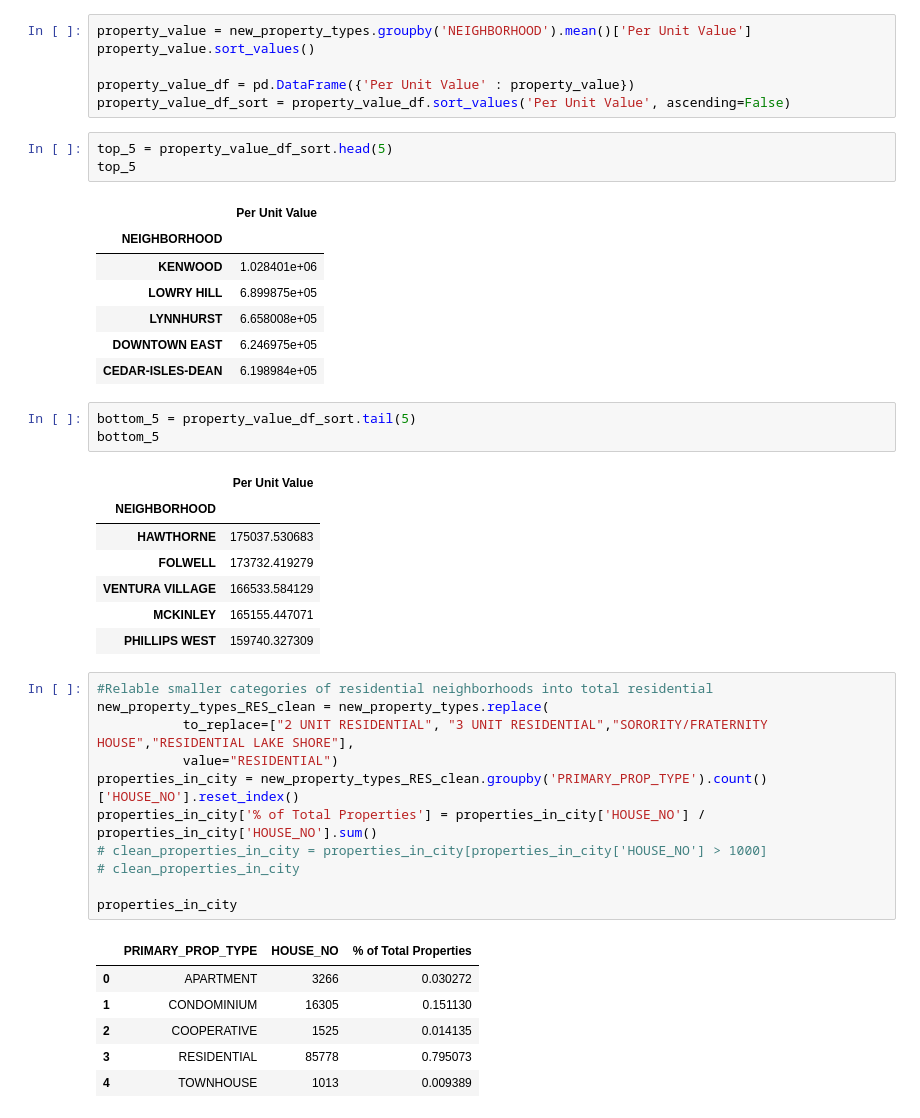
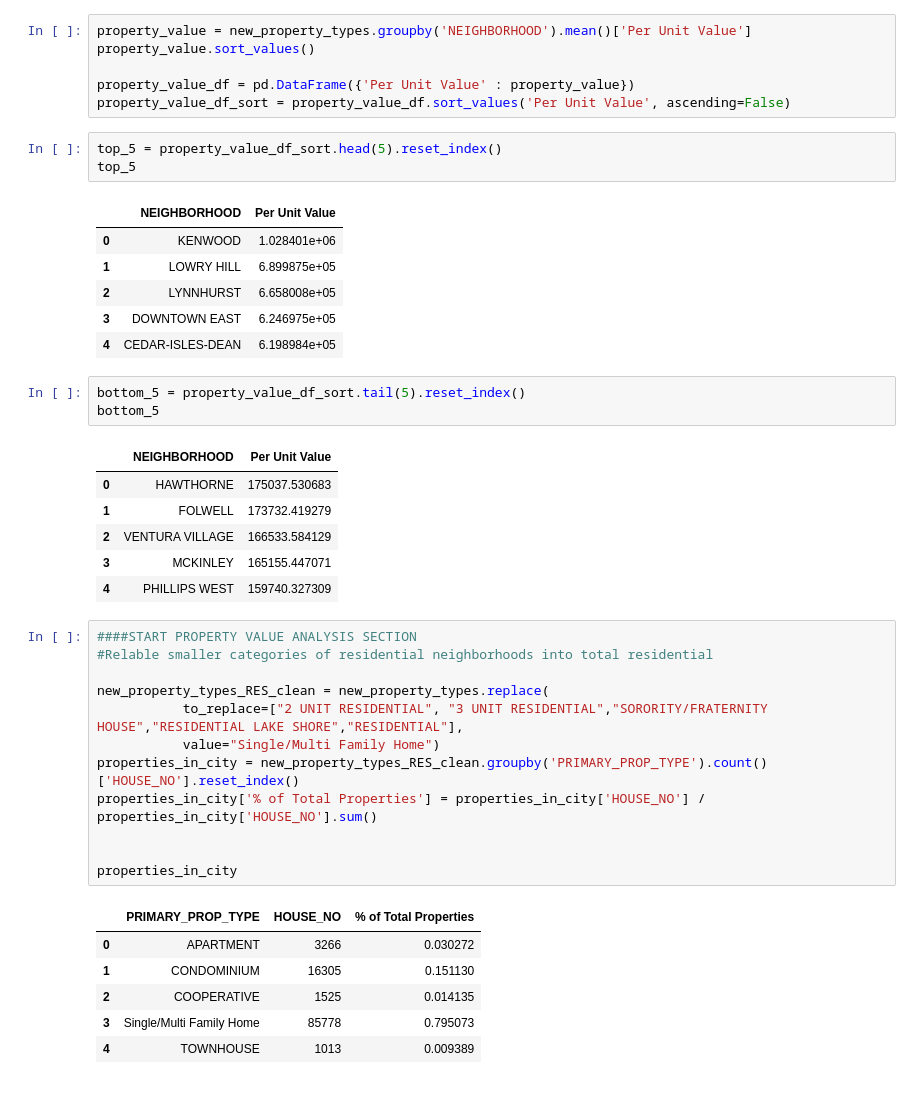
Before and after one commit to djthapa22/P1-G5, a Jupyter notebook: Building_Type_Analysis.ipynb, the cells around one changed output. Cells and saved outputs as stored; diff of their text form.

Commit message:
added page and kenny analysis

```diff
--- a/Building_Type_Analysis.ipynb
+++ b/Building_Type_Analysis.ipynb
@@ -96,36 +94,35 @@ property_value.sort_values()
 property_value_df = pd.DataFrame({'Per Unit Value' : property_value})
 property_value_df_sort = property_value_df.sort_values('Per Unit Value', ascending=False)
 # %%
-top_5 = property_value_df_sort.head(5)
+top_5 = property_value_df_sort.head(5).reset_index()
 top_5
 # %% [output]
-|  | Per Unit Value |
-| NEIGHBORHOOD |  |
-| KENWOOD | 1.028401e+06 |
-| LOWRY HILL | 6.899875e+05 |
-| LYNNHURST | 6.658008e+05 |
-| DOWNTOWN EAST | 6.246975e+05 |
-| CEDAR-ISLES-DEAN | 6.198984e+05 |
+|  | NEIGHBORHOOD | Per Unit Value |
+| 0 | KENWOOD | 1.028401e+06 |
+| 1 | LOWRY HILL | 6.899875e+05 |
+| 2 | LYNNHURST | 6.658008e+05 |
+| 3 | DOWNTOWN EAST | 6.246975e+05 |
+| 4 | CEDAR-ISLES-DEAN | 6.198984e+05 |
 # %%
-bottom_5 = property_value_df_sort.tail(5)
+bottom_5 = property_value_df_sort.tail(5).reset_index()
 bottom_5
 # %% [output]
-|  | Per Unit Value |
-| NEIGHBORHOOD |  |
-| HAWTHORNE | 175037.530683 |
-| FOLWELL | 173732.419279 |
-| VENTURA VILLAGE | 166533.584129 |
-| MCKINLEY | 165155.447071 |
-| PHILLIPS WEST | 159740.327309 |
+|  | NEIGHBORHOOD | Per Unit Value |
+| 0 | HAWTHORNE | 175037.530683 |
+| 1 | FOLWELL | 173732.419279 |
+| 2 | VENTURA VILLAGE | 166533.584129 |
+| 3 | MCKINLEY | 165155.447071 |
+| 4 | PHILLIPS WEST | 159740.327309 |
 # %%
+####START PROPERTY VALUE ANALYSIS SECTION
 #Relable smaller categories of residential neighborhoods into total residential
+
 new_property_types_RES_clean = new_property_types.replace(
-           to_replace=["2 UNIT RESIDENTIAL", "3 UNIT RESIDENTIAL","SORORITY/FRATERNITY HOUSE","RESIDENTIAL LAKE SHORE"],
-           value="RESIDENTIAL")
+           to_replace=["2 UNIT RESIDENTIAL", "3 UNIT RESIDENTIAL","SORORITY/FRATERNITY HOUSE","RESIDENTIAL LAKE SHORE","RESIDENTIAL"],
+           value="Single/Multi Family Home")
 properties_in_city = new_property_types_RES_clean.groupby('PRIMARY_PROP_TYPE').count()['HOUSE_NO'].reset_index()
 properties_in_city['% of Total Properties'] = properties_in_city['HOUSE_NO'] / properties_in_city['HOUSE_NO'].sum()
-# clean_properties_in_city = properties_in_city[properties_in_city['HOUSE_NO'] > 1000]
-# clean_properties_in_city
+
 
 properties_in_city
 # %% [output]
@@ -133,5 +130,5 @@ properties_in_city
 | 0 | APARTMENT | 3266 | 0.030272 |
 | 1 | CONDOMINIUM | 16305 | 0.151130 |
 | 2 | COOPERATIVE | 1525 | 0.014135 |
-| 3 | RESIDENTIAL | 85778 | 0.795073 |
+| 3 | Single/Multi Family Home | 85778 | 0.795073 |
 | 4 | TOWNHOUSE | 1013 | 0.009389 |
```
Also changed, not shown: parts of 12 cells of this notebook.
